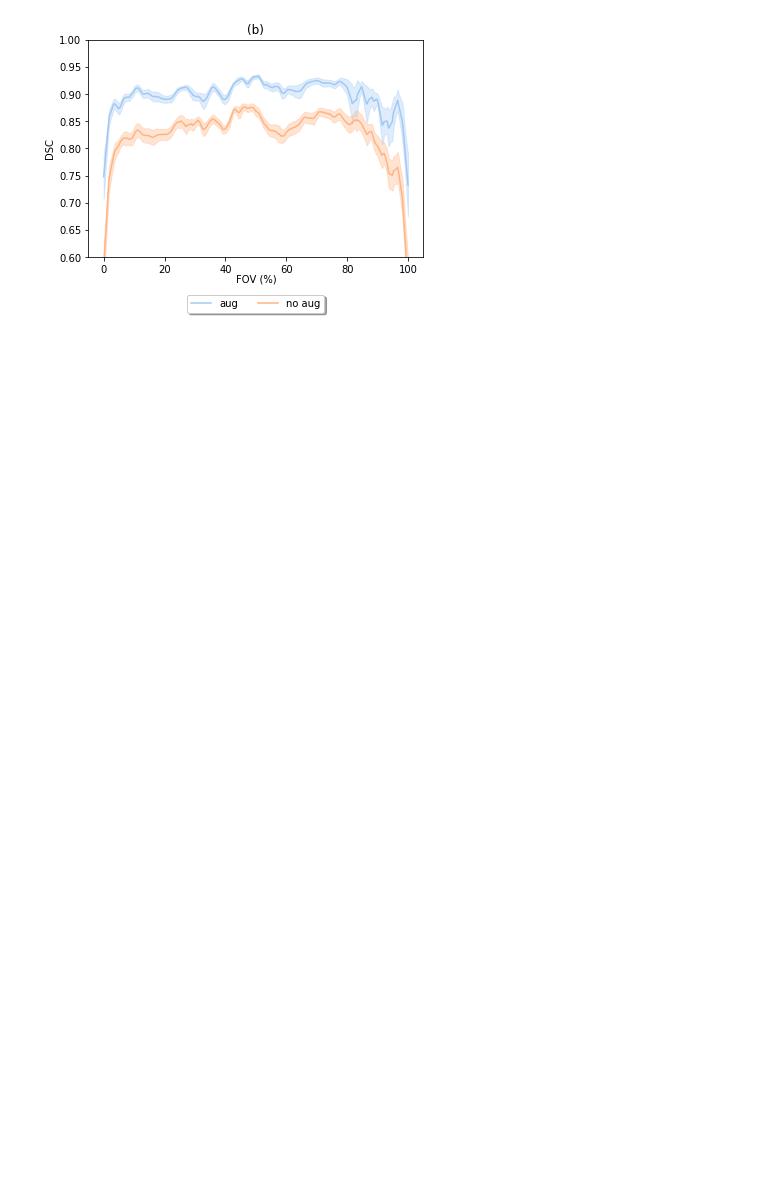
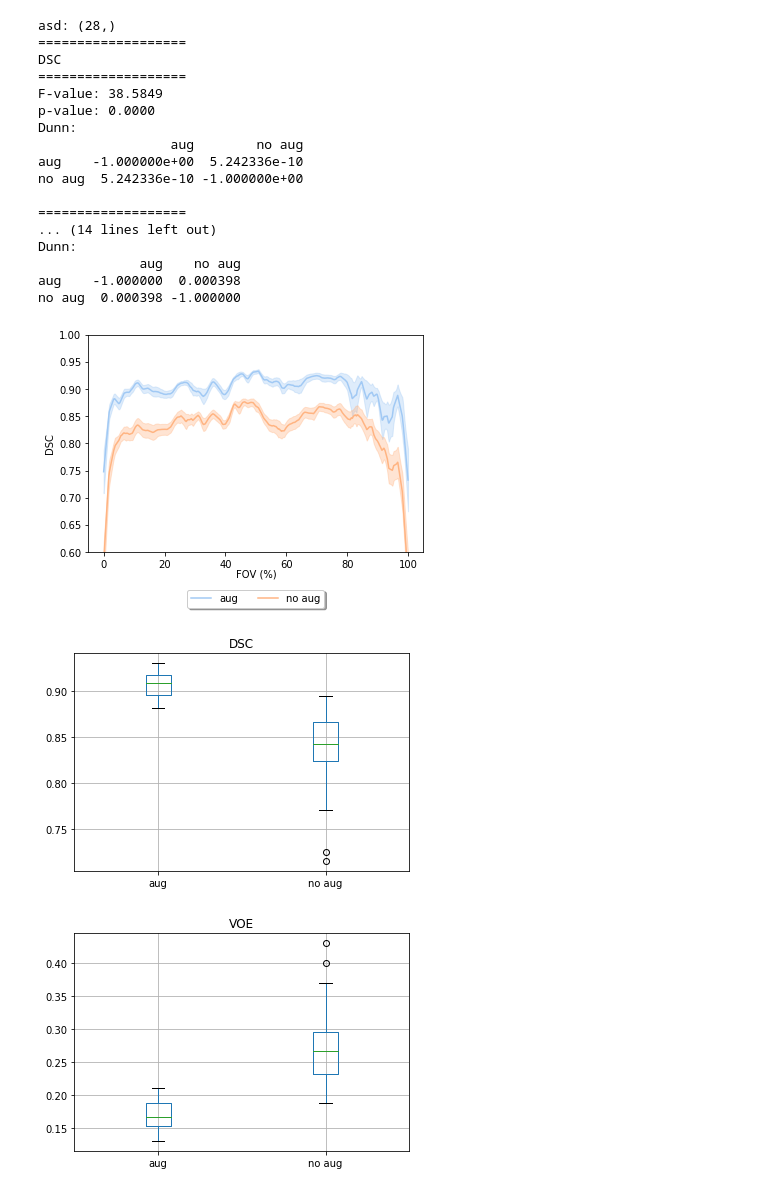
Before and after one commit to ad12/MedSegPy, a Jupyter notebook: analysis/exp_graphs.ipynb, the cells around one changed output. Cells and saved outputs as stored; diff of their text form; code cells hidden in the pictures; blank space fills up the shorter version.

```diff
--- a/analysis/exp_graphs.ipynb
+++ b/analysis/exp_graphs.ipynb
@@ -50,14 +95,35 @@ af.graph_slice_exp(LOSSES, True, title='(c)')
 # %%
 # Augmentation results
 # Augmentation result paths
 AUG_BASE_PATH = '/bmrNAS/people/arjun/msk_seg_networks/augment_limited/unet_2d/%s/test_results'
 AUG_YES = BASE_UNET
 AUG_NO = [AUG_BASE_PATH % '2018-10-05-04-17-05', AUG_BASE_PATH % '2018-10-05-16-52-29', AUG_BASE_PATH % '2018-10-07-00-27-34']
 
 AUGS = {'filename': 'augment',
         'keys': ['aug', 'no aug'],
         'aug': AUG_YES, 'no aug': AUG_NO}
 
-af.graph_slice_exp(AUGS, title='(b)')
+af.graph_slice_exp(AUGS, title='')
+
+stats.kruskal_dunn_analysis([AUG_YES, AUG_NO], AUGS['keys'], 'stats-aug')
 # %% [output]
+asd: (28,)
+===================
+DSC
+===================
+F-value: 38.5849
+p-value: 0.0000
+Dunn:
+                 aug        no aug
+aug    -1.000000e+00  5.242336e-10
+no aug  5.242336e-10 -1.000000e+00
+
+===================
+... (14 lines left out)
+Dunn:
+             aug    no aug
+aug    -1.000000  0.000398
+no aug  0.000398 -1.000000
-[figure, old version]
+[figure, new version]
+[figure, added]
+[figure, added]
```
Also changed, not shown: parts of 5 cells of this notebook, 3 other files.
